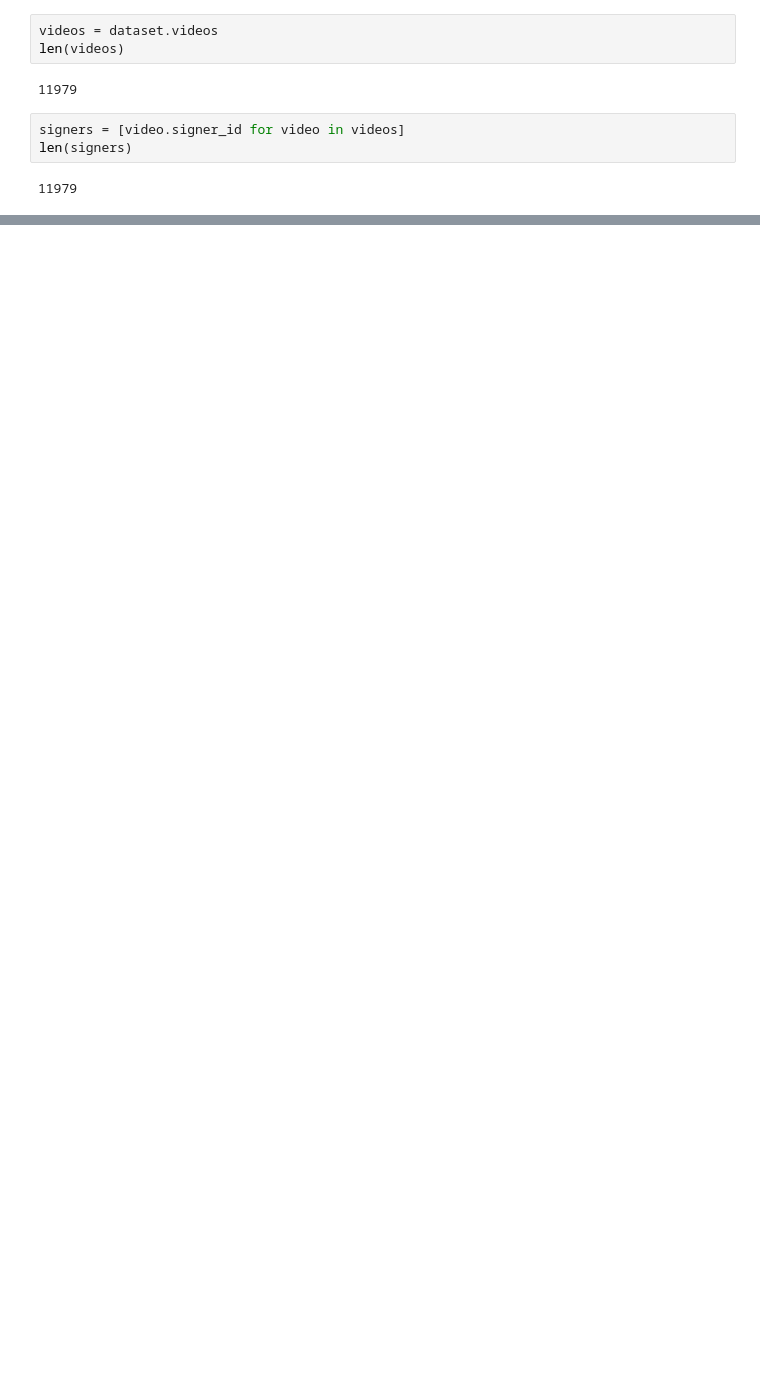
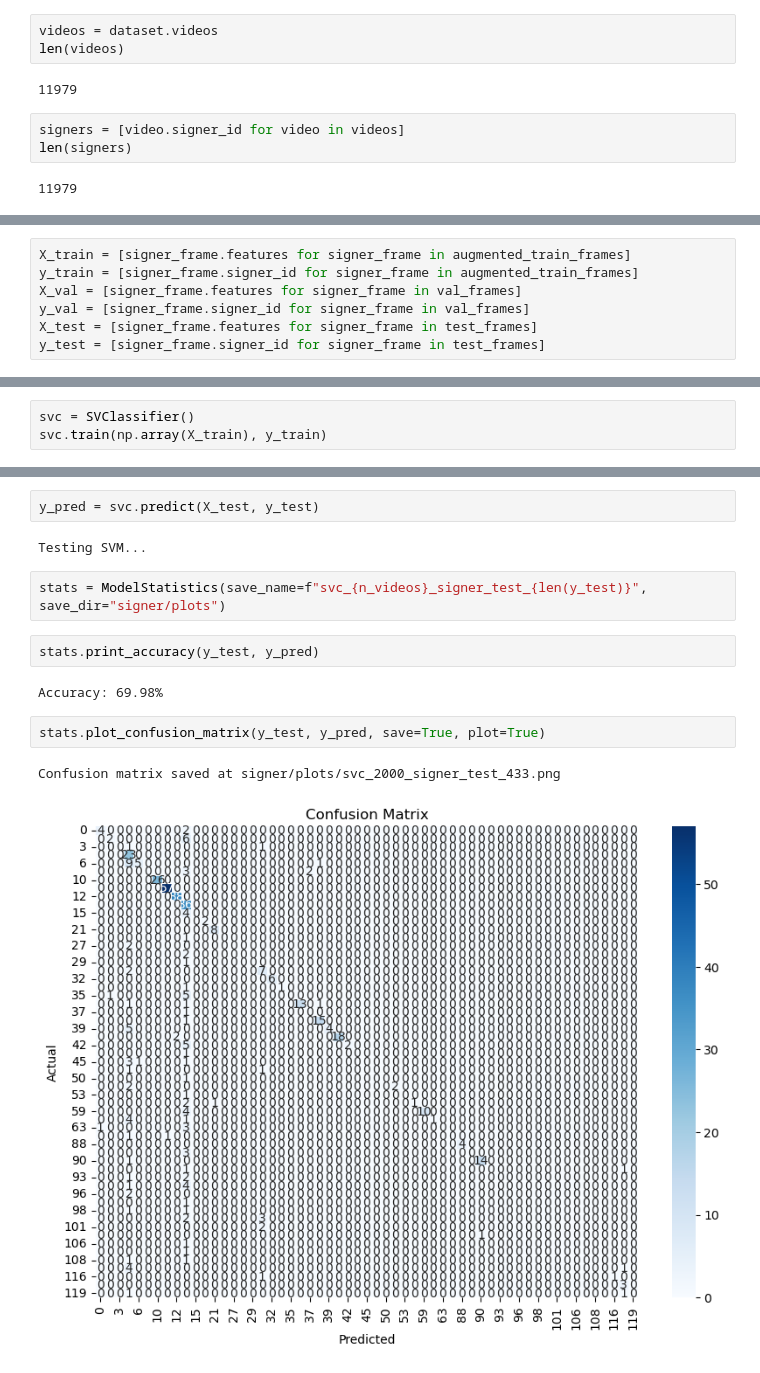
Before and after one commit to sceredi/VAR-wlals-recognition, a Jupyter notebook: signer_trad.ipynb, the cells around one changed output, grey strips where cells are left out. Drawn from its saved outputs; the diff is of its cells as text; blank space fills up the shorter version.

```diff
--- a/signer_trad.ipynb
+++ b/signer_trad.ipynb
@@ -43,0 +40,7 @@ plot_frames([signer_frame.frame for signer_frame in test_frames])
+# %%
+X_train = [signer_frame.features for signer_frame in augmented_train_frames]
+y_train = [signer_frame.signer_id for signer_frame in augmented_train_frames]
+X_val = [signer_frame.features for signer_frame in val_frames]
+y_val = [signer_frame.signer_id for signer_frame in val_frames]
+X_test = [signer_frame.features for signer_frame in test_frames]
+y_test = [signer_frame.signer_id for signer_frame in test_frames]
@@ -43,0 +61,3 @@ plot_frames([signer_frame.frame for signer_frame in test_frames])
+# %%
+svc = SVClassifier()
+svc.train(np.array(X_train), y_train)
@@ -43,0 +82,15 @@ plot_frames([signer_frame.frame for signer_frame in test_frames])
+# %%
+y_pred = svc.predict(X_test, y_test)
+# %% [output]
+Testing SVM...
+# %%
+stats = ModelStatistics(save_name=f"svc_{n_videos}_signer_test_{len(y_test)}", save_dir="signer/plots")
+# %%
+stats.print_accuracy(y_test, y_pred)
+# %% [output]
+Accuracy: 69.98%
+# %%
+stats.plot_confusion_matrix(y_test, y_pred, save=True, plot=True)
+# %% [output]
+Confusion matrix saved at signer/plots/svc_2000_signer_test_433.png
+[figure, added]
```
Also changed, not shown: parts of 8 cells of this notebook, 5 other files.
